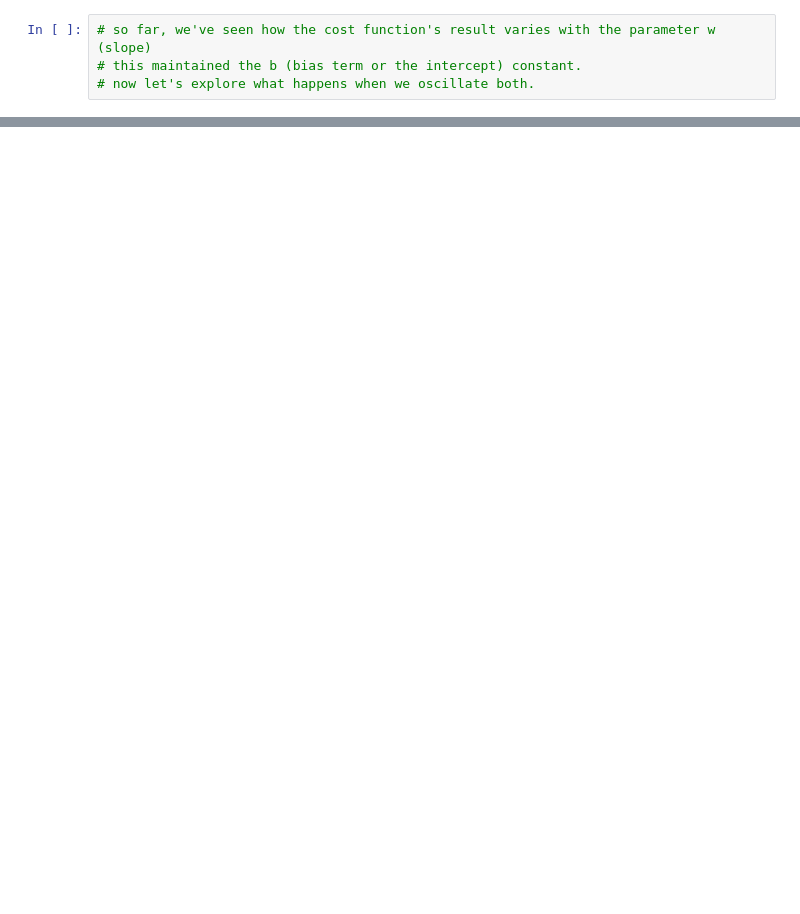
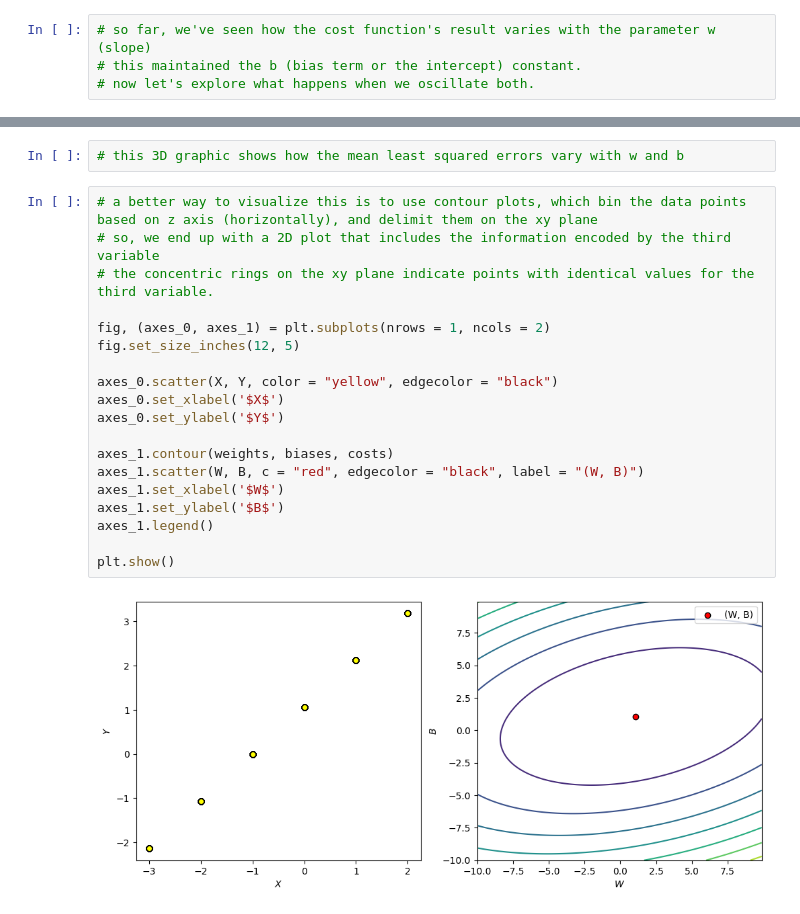
Before and after one commit to anoban/Supervised-Machine-Learning-Regression-and-Classification, a Jupyter notebook: anoban/Cost Function Intuition.ipynb, the cells around one changed output, grey strips where cells are left out. Cells and saved outputs as stored; diff of their text form; blank space fills up the shorter version.

```diff
--- a/anoban/Cost Function Intuition.ipynb
+++ b/anoban/Cost Function Intuition.ipynb
@@ -256,0 +294,23 @@ SyntaxError: incomplete input (2805800514.py, line 4)
+# %%
+# this 3D graphic shows how the mean least squared errors vary with w and b
+# %%
+# a better way to visualize this is to use contour plots, which bin the data points based on z axis (horizontally), and delimit them on the xy plane
+# so, we end up with a 2D plot that includes the information encoded by the third variable
+# the concentric rings on the xy plane indicate points with identical values for the third variable.
+
+fig, (axes_0, axes_1) = plt.subplots(nrows = 1, ncols = 2)
+fig.set_size_inches(12, 5)
+
+axes_0.scatter(X, Y, color = "yellow", edgecolor = "black")
+axes_0.set_xlabel('$X$')
+axes_0.set_ylabel('$Y$')
+
+axes_1.contour(weights, biases, costs)
+axes_1.scatter(W, B, c = "red", edgecolor = "black", label = "(W, B)")
+axes_1.set_xlabel('$W$')
+axes_1.set_ylabel('$B$')
+axes_1.legend()
+
+plt.show()
+# %% [output]
+[figure, added]
```
Also changed, not shown: parts of 32 cells of this notebook.
